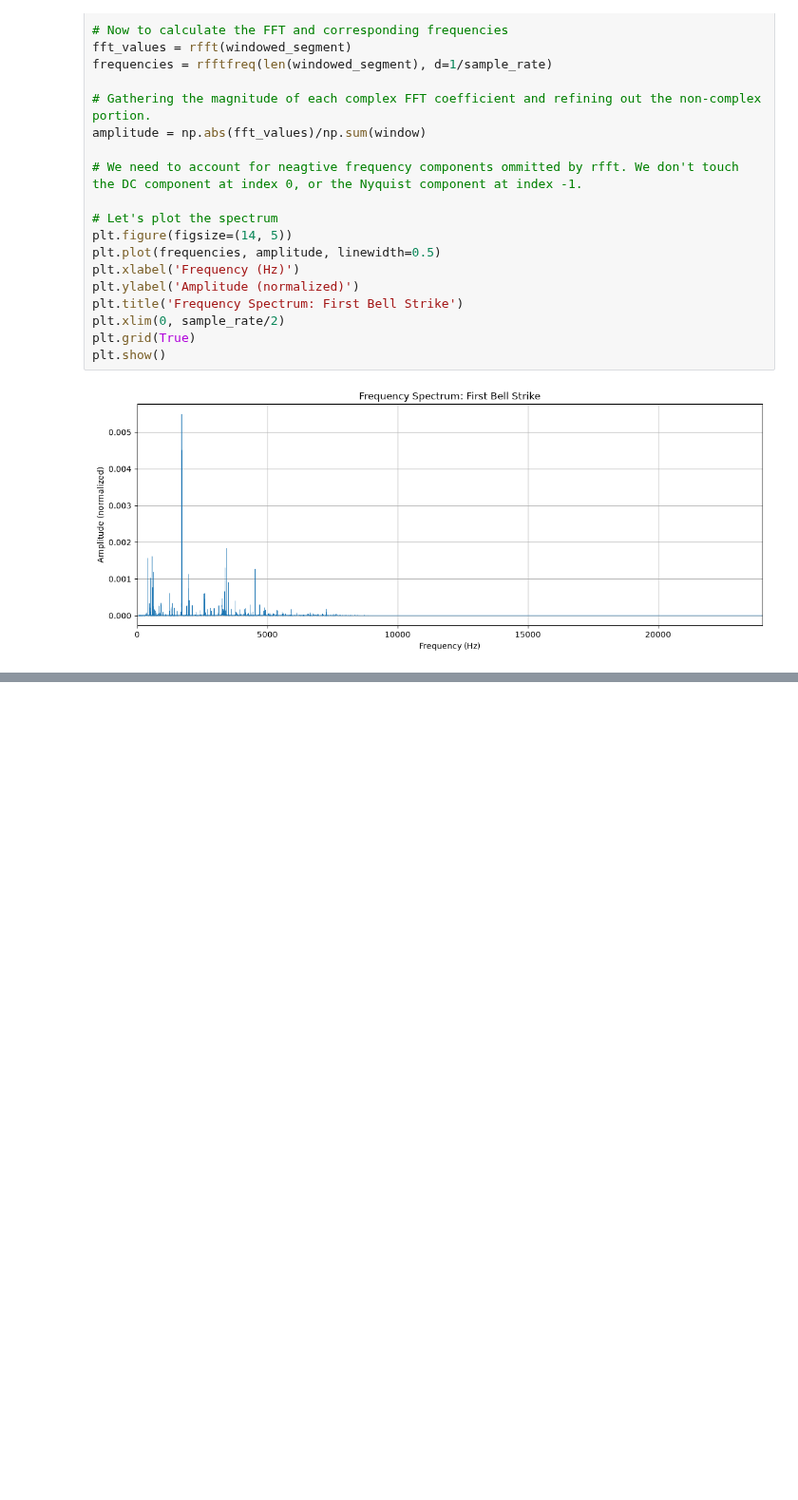
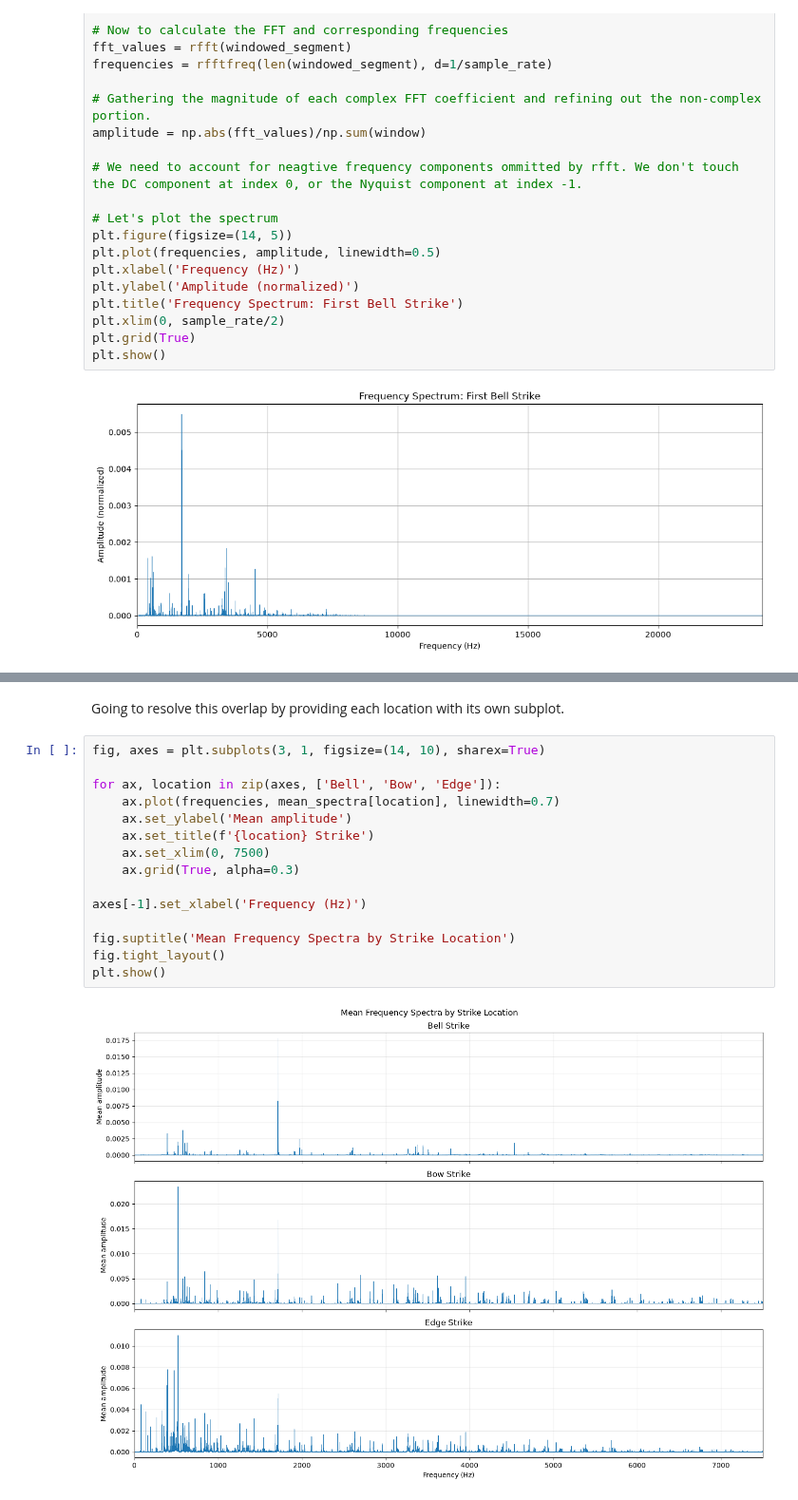
Before and after one commit to nrrorton/cymbal_sound_analysis, a Jupyter notebook: cymbal_audio_analysis.ipynb, the cells around one changed output, grey strips where cells are left out. Shown at 95% size. Drawn from its saved outputs; the diff is of its cells as text; blank space fills up the shorter version.

```diff
--- a/cymbal_audio_analysis.ipynb
+++ b/cymbal_audio_analysis.ipynb
@@ -308,0 +390,19 @@ plt.show()
+# %% [markdown]
+Going to resolve this overlap by providing each location with its own subplot.
+# %%
+fig, axes = plt.subplots(3, 1, figsize=(14, 10), sharex=True)
+
+for ax, location in zip(axes, ['Bell', 'Bow', 'Edge']):
+    ax.plot(frequencies, mean_spectra[location], linewidth=0.7)
+    ax.set_ylabel('Mean amplitude')
+    ax.set_title(f'{location} Strike')
+    ax.set_xlim(0, 7500)
+    ax.grid(True, alpha=0.3)
+
+axes[-1].set_xlabel('Frequency (Hz)')
+
+fig.suptitle('Mean Frequency Spectra by Strike Location')
+fig.tight_layout()
+plt.show()
+# %% [output]
+[figure, added]
```
Also changed, not shown: parts of 10 cells of this notebook.
